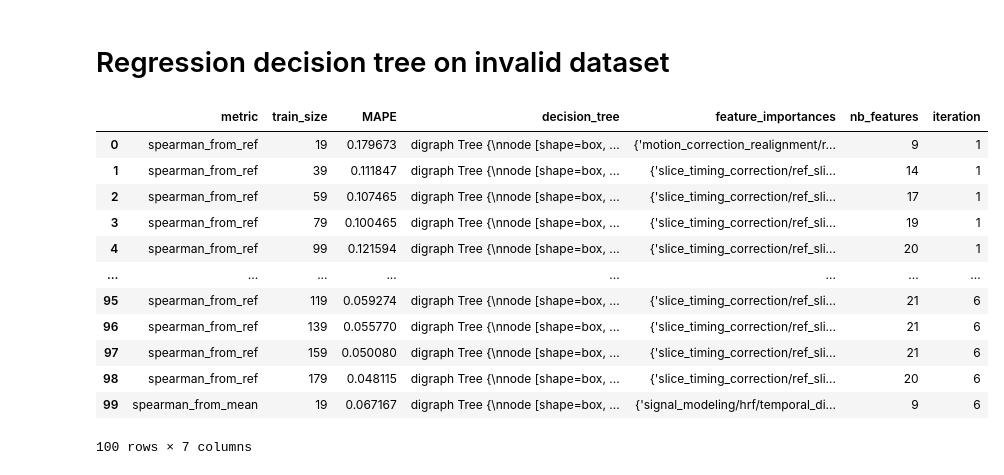
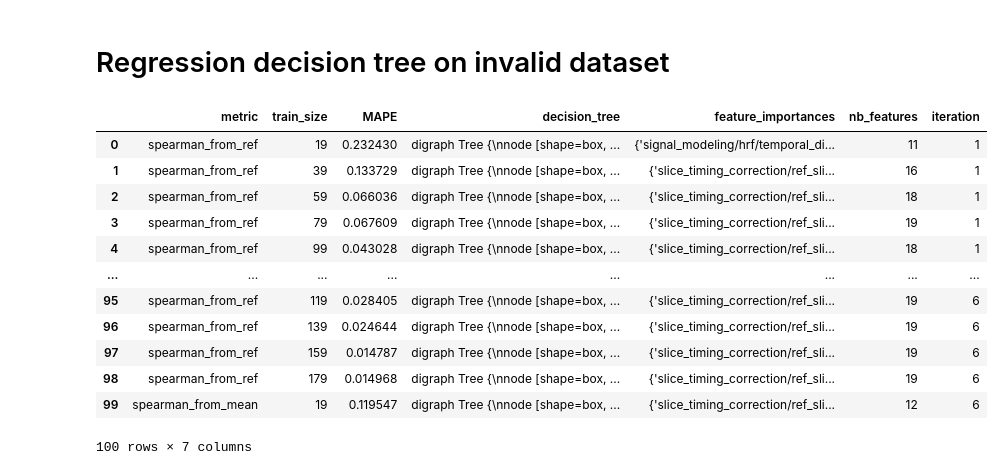
Before and after one commit to Inria-Empenn/sosym_2026, a Jupyter notebook: case_study_1/RQ2_regression_analysis.ipynb, the cells around one changed output. Saved outputs shown, nothing was run; the diff lists cells and outputs as text; code cells hidden in the pictures.

```diff
--- a/case_study_1/RQ2_regression_analysis.ipynb
+++ b/case_study_1/RQ2_regression_analysis.ipynb
@@ -50,17 +50,17 @@ from sklearn.tree import DecisionTreeRegressor, export_graphviz
 from sklearn.model_selection import train_test_split
 
 
-def predict_metric(path, target_metric, iteration, train_sizes=[], test_size=200):
+def predict_metric_precompiled(path, target_metric, iteration, train_sizes=[], test_size=200):
 
     results_list = []
 
+    test_ds = pd.read_csv(os.path.join(path, f'sub_dataset_{test_size}_test_{iteration}.csv'), delimiter=';')
+
     ignored = [
-        col for col in dataset.columns
-        if col.endswith('from_ref') or col.endswith('from_mean')
+        col for col in test_ds.columns
+        if col.endswith('from_ref') or col.endswith('from_mean') or col == 'cluster' or col == 'id'
     ]
-    ignored.extend(['id'])
 
-    test_ds = pd.read_csv(os.path.join(path, f'sub_dataset_{test_size}_test_{iteration}.csv'), delimiter=';')
     y_test = test_ds[target_metric]
     X_test = test_ds.drop(columns=ignored).copy()
 
@@ -71,7 +71,7 @@ def predict_metric(path, target_metric, iteration, train_sizes=[], test_size=200
         y_train = train_ds[target_metric]
         X_train = train_ds.drop(columns=ignored).copy()
 
-        regressor = DecisionTreeRegressor(random_state=42)
+        regressor = DecisionTreeRegressor(random_state=None)
         regressor.fit(X_train, y_train)
         y_pred = regressor.predict(X_test)
 
@@ -120,7 +188,11 @@ all_results = []
 
 for i in range(1, 11):
     for metric in metrics:
-        results_df = predict_metric('data/regression/full', metric, i, [80, 160, 240, 320, 400, 480, 560, 640, 720])
+        results_df = pd.DataFrame()
+        if metric.endswith('from_mean'):
+            results_df = predict_metric_precompiled('data/regression/full', metric, i, [80, 160, 240, 320, 400, 480, 560, 640, 720], 200)
+        elif metric.endswith('from_ref'):
+            results_df = predict_metric(dataset, metric, 0.2)
         results_df['iteration'] = i
         all_results.append(results_df)
 
@@ -242,7 +237,11 @@ all_results = []
 
 for i in range(1, 11):
     for metric in metrics:
-        results_df = predict_metric('data/regression/valid', metric, i, [60, 120, 180, 240, 300, 360, 420, 480, 540], 151)
+        results_df = pd.DataFrame()
+        if metric.endswith('from_mean'):
+            results_df = predict_metric_precompiled('data/regression/valid', metric, i, [60, 120, 180, 240, 300, 360, 420, 480, 540], 151)
+        elif metric.endswith('from_ref'):
+            results_df = predict_metric(valid_df, metric, 0.2)
         results_df['iteration'] = i
         all_results.append(results_df)
 
@@ -347,32 +396,32 @@ plt.show()
 # %%
 metrics = [f'{corr_func}_from_ref', f'{corr_func}_from_mean']
 
 all_results = []
 
 for i in range(1, 11):
     for metric in metrics:
-        results_df = predict_metric('data/regression/invalid', metric, i, [19, 39, 59, 79, 99, 119, 139, 159, 179], 50)
+        results_df = predict_metric_precompiled('data/regression/invalid', metric, i, [19, 39, 59, 79, 99, 119, 139, 159, 179], 50)
         results_df['iteration'] = i
         all_results.append(results_df)
 
 # Concatenate all results into a single DataFrame
 invalid_results_df = pd.concat(all_results, ignore_index=True)
 
 # Display the final DataFrame
 invalid_results_df.head(100)
 # %% [output]
 |  | metric | train_size | MAPE | decision_tree | feature_importances | nb_features | iteration |
-| 0 | spearman_from_ref | 19 | 0.179673 | digraph Tree {\nnode [shape=box, ... | {'motion_correction_realignment/r... | 9 | 1 |
-| 1 | spearman_from_ref | 39 | 0.111847 | digraph Tree {\nnode [shape=box, ... | {'slice_timing_correction/ref_sli... | 14 | 1 |
-| 2 | spearman_from_ref | 59 | 0.107465 | digraph Tree {\nnode [shape=box, ... | {'slice_timing_correction/ref_sli... | 17 | 1 |
-| 3 | spearman_from_ref | 79 | 0.100465 | digraph Tree {\nnode [shape=box, ... | {'slice_timing_correction/ref_sli... | 19 | 1 |
-| 4 | spearman_from_ref | 99 | 0.121594 | digraph Tree {\nnode [shape=box, ... | {'slice_timing_correction/ref_sli... | 20 | 1 |
+| 0 | spearman_from_ref | 19 | 0.232430 | digraph Tree {\nnode [shape=box, ... | {'signal_modeling/hrf/temporal_di... | 11 | 1 |
+| 1 | spearman_from_ref | 39 | 0.133729 | digraph Tree {\nnode [shape=box, ... | {'slice_timing_correction/ref_sli... | 16 | 1 |
+| 2 | spearman_from_ref | 59 | 0.066036 | digraph Tree {\nnode [shape=box, ... | {'slice_timing_correction/ref_sli... | 18 | 1 |
+| 3 | spearman_from_ref | 79 | 0.067609 | digraph Tree {\nnode [shape=box, ... | {'slice_timing_correction/ref_sli... | 19 | 1 |
+| 4 | spearman_from_ref | 99 | 0.043028 | digraph Tree {\nnode [shape=box, ... | {'slice_timing_correction/ref_sli... | 18 | 1 |
 | ... | ... | ... | ... | ... | ... | ... | ... |
-| 95 | spearman_from_ref | 119 | 0.059274 | digraph Tree {\nnode [shape=box, ... | {'slice_timing_correction/ref_sli... | 21 | 6 |
-| 96 | spearman_from_ref | 139 | 0.055770 | digraph Tree {\nnode [shape=box, ... | {'slice_timing_correction/ref_sli... | 21 | 6 |
-| 97 | spearman_from_ref | 159 | 0.050080 | digraph Tree {\nnode [shape=box, ... | {'slice_timing_correction/ref_sli... | 21 | 6 |
-| 98 | spearman_from_ref | 179 | 0.048115 | digraph Tree {\nnode [shape=box, ... | {'slice_timing_correction/ref_sli... | 20 | 6 |
-| 99 | spearman_from_mean | 19 | 0.067167 | digraph Tree {\nnode [shape=box, ... | {'signal_modeling/hrf/temporal_di... | 9 | 6 |
+| 95 | spearman_from_ref | 119 | 0.028405 | digraph Tree {\nnode [shape=box, ... | {'slice_timing_correction/ref_sli... | 19 | 6 |
+| 96 | spearman_from_ref | 139 | 0.024644 | digraph Tree {\nnode [shape=box, ... | {'slice_timing_correction/ref_sli... | 19 | 6 |
+| 97 | spearman_from_ref | 159 | 0.014787 | digraph Tree {\nnode [shape=box, ... | {'slice_timing_correction/ref_sli... | 19 | 6 |
+| 98 | spearman_from_ref | 179 | 0.014968 | digraph Tree {\nnode [shape=box, ... | {'slice_timing_correction/ref_sli... | 19 | 6 |
+| 99 | spearman_from_mean | 19 | 0.119547 | digraph Tree {\nnode [shape=box, ... | {'slice_timing_correction/ref_sli... | 12 | 6 |
 100 rows × 7 columns
 # %%
 import matplotlib.pyplot as plt
```
Also changed, not shown: parts of 7 cells of this notebook, 2 other files.
